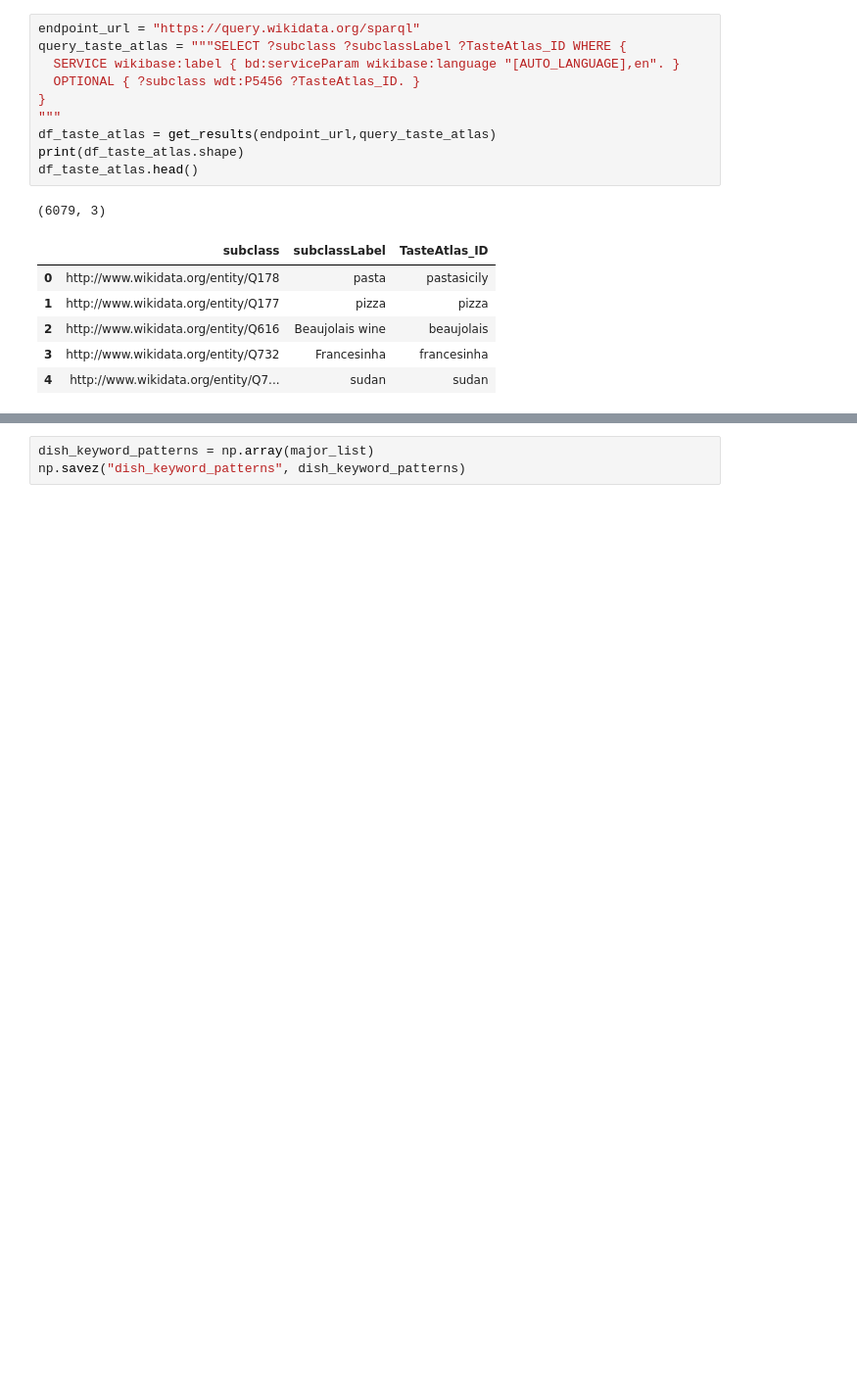
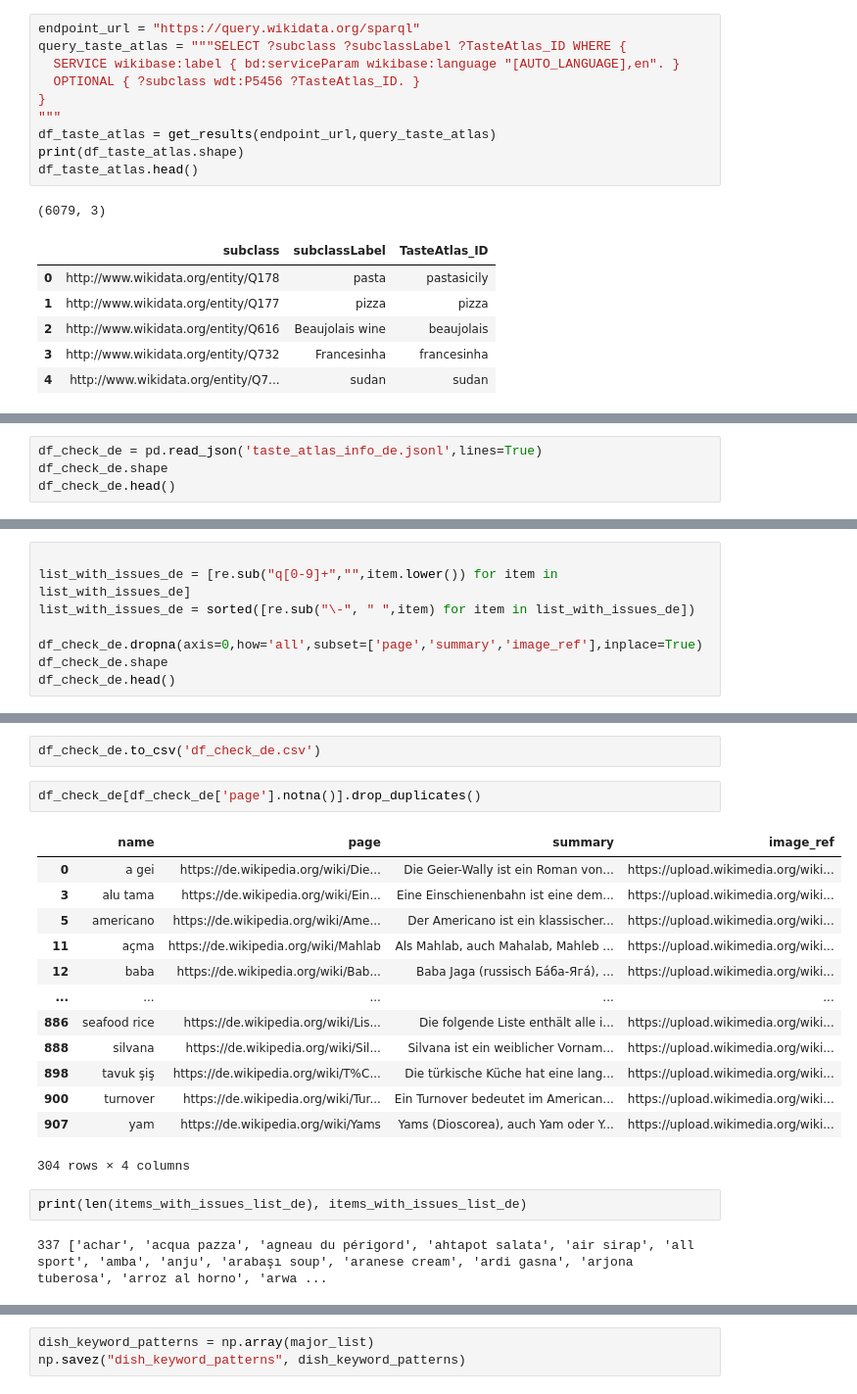
Before and after one commit to ravi-gopalan/DAND_Data_Wrangling, a Jupyter notebook: wikidata_sparql_query.ipynb, the cells around one changed output, grey strips where cells are left out. Shown at 98% size. Drawn from its saved outputs; the diff is of its cells as text; blank space fills up the shorter version.

```diff
--- a/wikidata_sparql_query.ipynb
+++ b/wikidata_sparql_query.ipynb
@@ -544,0 +679,4 @@ major_list
+# %%
+df_check_de = pd.read_json('taste_atlas_info_de.jsonl',lines=True)
+df_check_de.shape
+df_check_de.head()
@@ -544,0 +700,8 @@ major_list
+# %%
+
+list_with_issues_de = [re.sub("q[0-9]+","",item.lower()) for item in list_with_issues_de]
+list_with_issues_de = sorted([re.sub("\-", " ",item) for item in list_with_issues_de])
+
+df_check_de.dropna(axis=0,how='all',subset=['page','summary','image_ref'],inplace=True)
+df_check_de.shape
+df_check_de.head()
@@ -544,0 +716,22 @@ major_list
+# %%
+df_check_de.to_csv('df_check_de.csv')
+# %%
+df_check_de[df_check_de['page'].notna()].drop_duplicates()
+# %% [output]
+|  | name | page | summary | image_ref |
+| 0 | a gei | https://de.wikipedia.org/wiki/Die... | Die Geier-Wally ist ein Roman von... | https://upload.wikimedia.org/wiki... |
+| 3 | alu tama | https://de.wikipedia.org/wiki/Ein... | Eine Einschienenbahn ist eine dem... | https://upload.wikimedia.org/wiki... |
+| 5 | americano | https://de.wikipedia.org/wiki/Ame... | Der Americano ist ein klassischer... | https://upload.wikimedia.org/wiki... |
+| 11 | açma | https://de.wikipedia.org/wiki/Mahlab | Als Mahlab, auch Mahalab, Mahleb ... | https://upload.wikimedia.org/wiki... |
+| 12 | baba | https://de.wikipedia.org/wiki/Bab... | Baba Jaga (russisch Ба́ба-Яга́), ... | https://upload.wikimedia.org/wiki... |
+| ... | ... | ... | ... | ... |
+| 886 | seafood rice | https://de.wikipedia.org/wiki/Lis... | Die folgende Liste enthält alle i... | https://upload.wikimedia.org/wiki... |
+| 888 | silvana | https://de.wikipedia.org/wiki/Sil... | Silvana ist ein weiblicher Vornam... | https://upload.wikimedia.org/wiki... |
+| 898 | tavuk şiş | https://de.wikipedia.org/wiki/T%C... | Die türkische Küche hat eine lang... | https://upload.wikimedia.org/wiki... |
+| 900 | turnover | https://de.wikipedia.org/wiki/Tur... | Ein Turnover bedeutet im American... | https://upload.wikimedia.org/wiki... |
+| 907 | yam | https://de.wikipedia.org/wiki/Yams | Yams (Dioscorea), auch Yam oder Y... | https://upload.wikimedia.org/wiki... |
+304 rows × 4 columns
+# %%
+print(len(items_with_issues_list_de), items_with_issues_list_de)
+# %% [output]
+337 ['achar', 'acqua pazza', 'agneau du périgord', 'ahtapot salata', 'air sirap', 'all sport', 'amba', 'anju', 'arabaşı soup', 'aranese cream', 'ardi gasna', 'arjona tuberosa', 'arroz al horno', 'arwa ...
```
Also changed, not shown: parts of 117 cells of this notebook.
